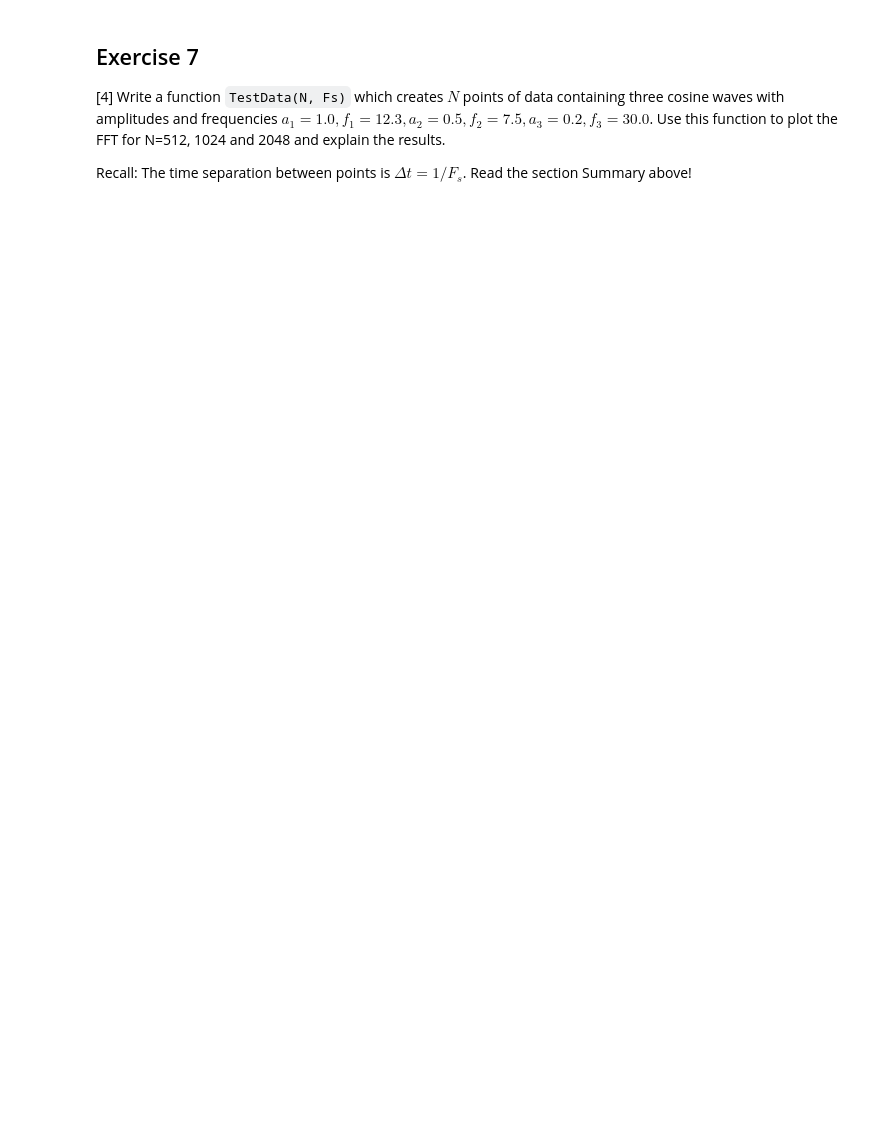
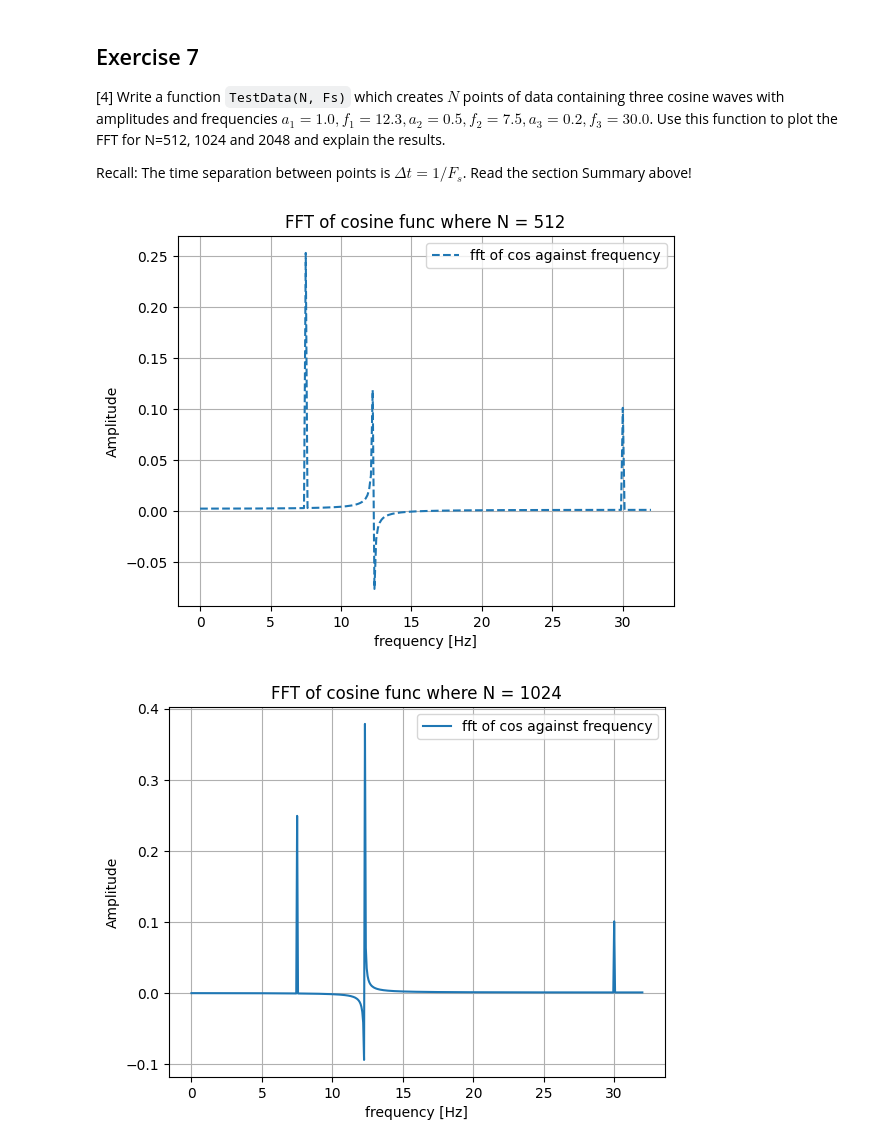
Before and after one commit to PX2145-2025/week-10-b-Dvorak-Gabriel, a Jupyter notebook: FFT.ipynb, the cells around one changed output. Saved outputs shown, nothing was run; the diff lists cells and outputs as text; code cells hidden in the pictures; blank space fills up the shorter version.

```diff
--- a/FFT.ipynb
+++ b/FFT.ipynb
@@ -592,3 +592,67 @@ plt.grid()
 [4] Write a function `TestData(N, Fs)` which creates $N$ points of data containing three cosine waves with amplitudes and frequencies $a_1 = 1.0, f_1 = 12.3, a_2 = 0.5, f_2 = 7.5, a_3 = 0.2, f_3 = 30.0$. Use this function to plot the FFT for N=512, 1024 and 2048 and explain the results.
 
  Recall: The time separation between points is $\Delta t = 1/F_s$. Read the section Summary above!
+# %%
+import numpy as np
+from numpy.fft import fft, ifft
+
+def TestData(N, Fs):
+  a1,f1 = 1,12.3
+  a2,f2 = 0.5,7.5
+  a3,f3 = 0.2,30
+  tau = N/Fs
+  t = np.linspace(0, tau, N, endpoint=False)
+  cosfunc = a1*np.cos(2*np.pi*f1*t)+a2*np.cos(2*np.pi*f2*t)+a3*np.cos(2*np.pi*f3*t)
+  return cosfunc, t
+
+def Spectrum1(x, Fs):
+
+    N = len(x) # length of the signal
+    frq = (float(Fs)/N)*np.arange(0, N/2+1) # one-sided frequency range
+    X = fft(x)/N # fft computing and normalization
+    X = X[0:N//2+1] # take just positive values
+    # (in python3, // ensures integer division)
+
+    # frq is array of actual frequencies
+    # X is complex array of amplitudes
+    return frq , X
+
+Fs = 64
+cosfunc, t = TestData(512,Fs=Fs)
+frq , X = Spectrum1(cosfunc, Fs=Fs)
+plt.figure()
+plt.plot(frq, X,'--', label = "fft of cos against frequency")
+plt.xlabel("frequency [Hz]")
+plt.ylabel("Amplitude")
+plt.title(f"FFT of cosine func where N = {512}")
+plt.grid()
+plt.legend(loc = 'best')
+plt.show()
+plt.close()
+
+cosfunc, t = TestData(1024,Fs=Fs)
+frq , X = Spectrum1(cosfunc, Fs=Fs)
+plt.figure()
+plt.plot(frq, X,'-', label = "fft of cos against frequency")
+plt.xlabel("frequency [Hz]")
+plt.ylabel("Amplitude")
+plt.title(f"FFT of cosine func where N = {512*2}")
+plt.grid()
+plt.legend(loc = 'best')
+plt.show()
+plt.close()
+
+cosfunc, t = TestData(2048,Fs=Fs)
+frq , X = Spectrum1(cosfunc, Fs=Fs)
+plt.figure()
+plt.plot(frq, X,'-', label = "fft of cos against frequency")
+plt.xlabel("frequency [Hz]")
+plt.ylabel("Amplitude")
+plt.title(f"FFT of cosine func where N = {(512*2)*2}")
+plt.grid()
+plt.legend(loc = 'best')
+plt.show()
+plt.close()
+# %% [output]
+[figure, added]
+[figure, added]
```
Also changed, not shown: parts of 2 cells of this notebook.
